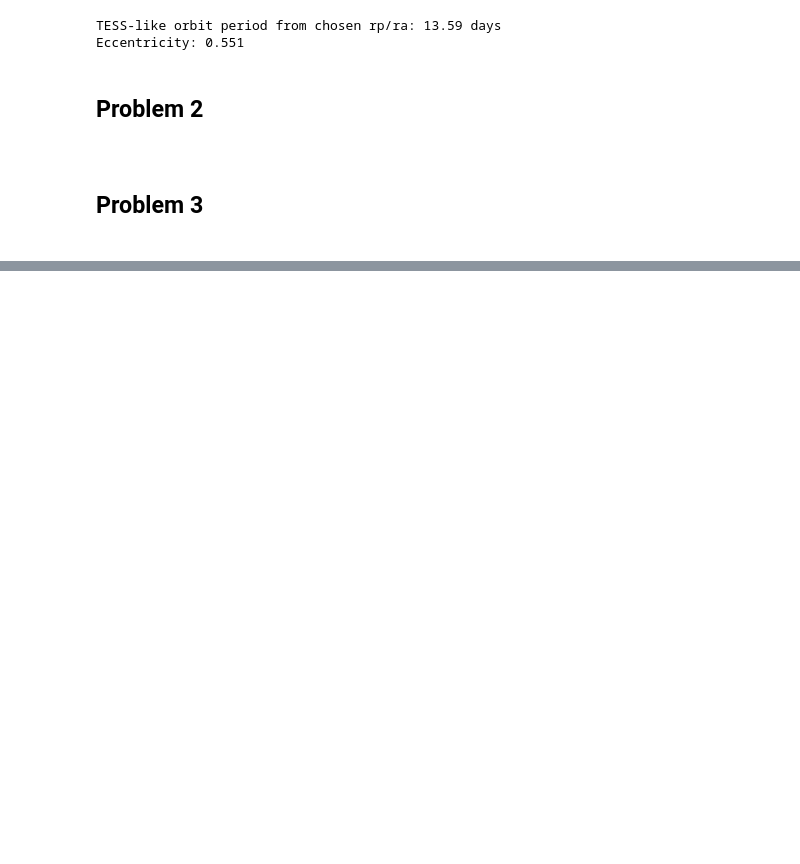
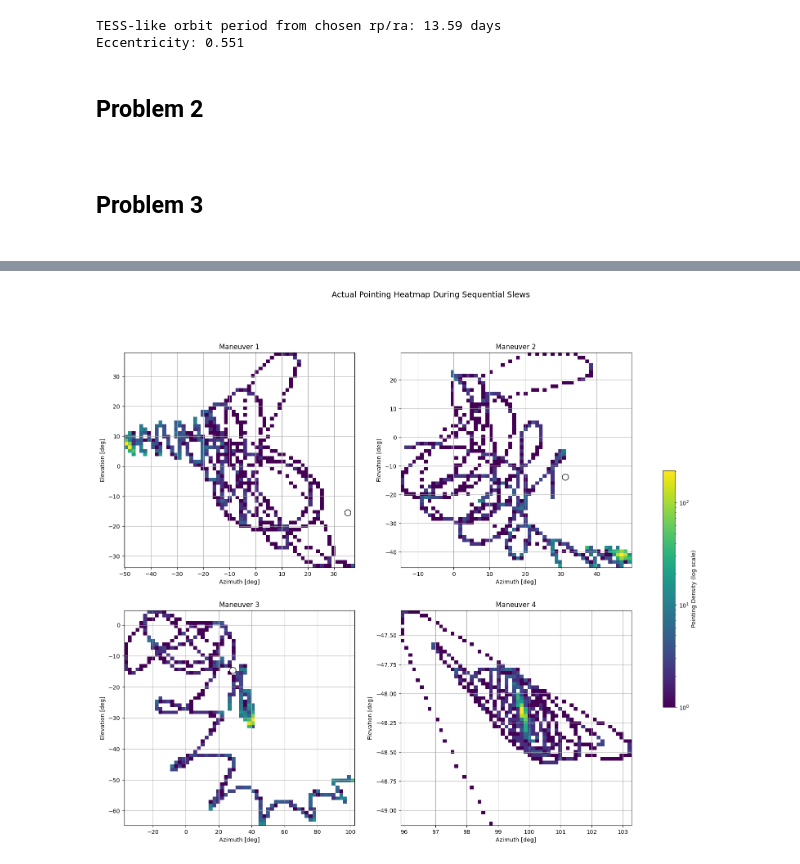
Before and after one commit to nrmiller-lab/TESS-ADCS-Project, a Jupyter notebook: HW5/HW4_Problems2&3.ipynb, the cells around one changed output, grey strips where cells are left out. Saved outputs shown, nothing was run; the diff lists cells and outputs as text; code cells hidden in the pictures; blank space fills up the shorter version.

```diff
--- a/HW5/HW4_Problems2&3.ipynb
+++ b/HW5/HW4_Problems2&3.ipynb
@@ -1029,0 +1311,95 @@ Max torque: 0.017050706017606432
+# %%
+import numpy as np
+import matplotlib.pyplot as plt
+from matplotlib.colors import LogNorm
+
+# ============================================================
+# CONFIG
+# ============================================================
+
+boresight = np.array([1.0, 0.0, 0.0])
+
+def vec_to_az_el(v):
+    v = v / np.linalg.norm(v)
+
+    az = np.degrees(np.arctan2(v[1], v[0]))
+    el = np.degrees(np.arcsin(np.clip(v[2], -1.0, 1.0)))
+
+    return az, el
+
+
+# ============================================================
+# EXTRACT POINTING HISTORY
+# ============================================================
+
+def compute_pointing(q_hist):
+    N = q_hist.shape[1]
+
+    az = np.zeros(N)
+    el = np.zeros(N)
+
+    for k in range(N):
+        C = Q(q_hist[:, k])
+        v = C @ boresight
+        az[k], el[k] = vec_to_az_el(v)
+
+    return az, el
+
+
+# TRUE + NOMINAL POINTING
+az_true, el_true = compute_pointing(x_seq[0:4, :])
+az_nom, el_nom = compute_pointing(q_nom)
+
+
+# ============================================================
+# SPLIT INTO 4 MANEUVERS
+# ============================================================
+
+N = len(t_eval)
+segments = 4
+idx_split = np.array_split(np.arange(N), segments)
+
+
+# ============================================================
+# PLOT
+# ============================================================
+
+fig, axs = plt.subplots(2, 2, figsize=(20, 15))
+axs = axs.ravel()
+
+for i in range(4):
+
+    idx = idx_split[i]
+
+    ax = axs[i]
+
+    h = ax.hist2d(
+        az_true[idx],
+        el_true[idx],
+        bins=60,
+        norm=LogNorm()
+    )
+
+    # overlay intended mean pointing
+    ax.scatter(
+        np.mean(az_nom[idx]),
+        np.mean(el_nom[idx]),
+        s=120,
+        c='white',
+        edgecolors='black',
+        label=f"Target {i+1}"
+    )
+
+    ax.set_title(f"Maneuver {i+1}")
+    ax.set_xlabel("Azimuth [deg]")
+    ax.set_ylabel("Elevation [deg]")
+    ax.grid(True)
+
+# shared colorbar
+cbar = fig.colorbar(h[3], ax=axs, shrink=0.5)
+cbar.set_label("Pointing Density (log scale)")
+
+plt.suptitle("Actual Pointing Heatmap During Sequential Slews", fontsize=14)
+plt.show()
+# %% [output]
+[figure, added]
```
Also changed, not shown: parts of 6 cells of this notebook, 1 other file.
